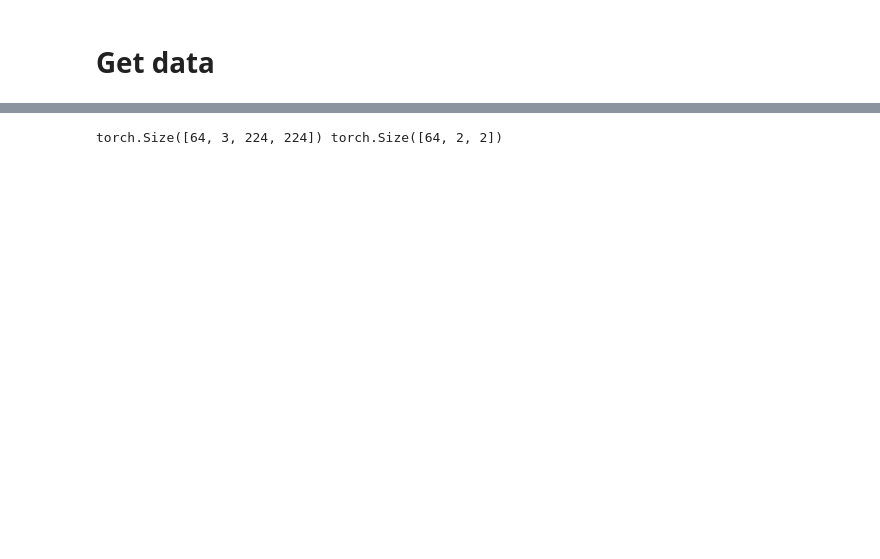
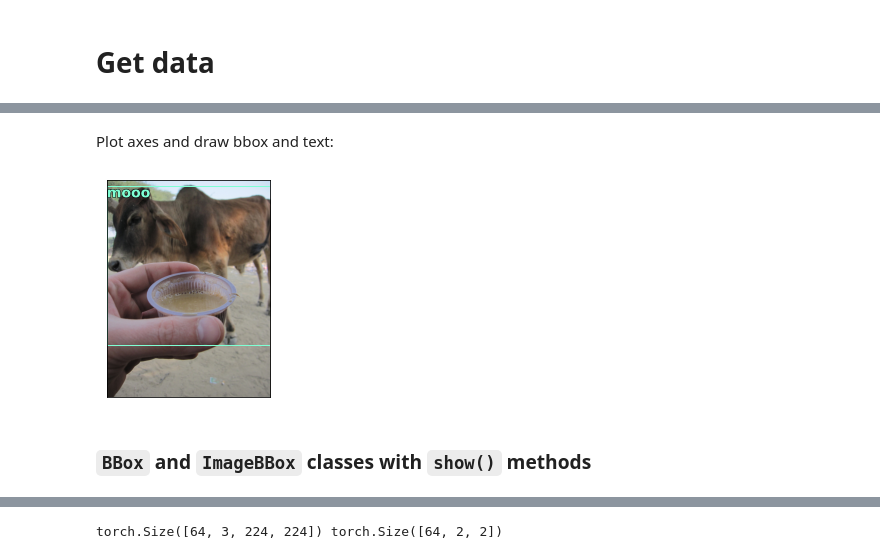
Before and after one commit to mccallion/rory, a Jupyter notebook: _20200915_bboxes_04_rewrite.ipynb, the cells around one changed output, grey strips where cells are left out. Saved outputs shown, nothing was run; the diff lists cells and outputs as text; code cells hidden in the pictures; blank space fills up the shorter version.

```diff
--- a/_20200915_bboxes_04_rewrite.ipynb
+++ b/_20200915_bboxes_04_rewrite.ipynb
@@ -76,0 +105,31 @@ df.head(3)
+# %%
+from matplotlib import patches, patheffects
+
+def show_im(im, figsize=None, ax=None, tickmarks=False):
+    if not ax: fig,ax = plt.subplots(figsize=figsize) # we don't care about fig
+    ax.imshow(im)
+    ax.get_xaxis().set_visible(tickmarks)
+    ax.get_yaxis().set_visible(tickmarks)
+    return ax
+
+def draw_outline(o, lw):
+    o.set_path_effects([patheffects.Stroke(linewidth=lw, foreground='black'),
+                        patheffects.Normal()])
+
+def draw_rect(ax, b, outline=False, color='aquamarine'):
+    patch = ax.add_patch(patches.Rectangle(b[:2], *b[-2:], fill=False, edgecolor=color, lw=1))
+    if outline: draw_outline(patch, 3)
+
+def draw_text(ax, xy, txt=None, sz=14, color='aquamarine', outline=True):
+    text = ax.text(*xy, txt, verticalalignment='top', color=color, fontsize=sz, weight='bold')
+    if outline: draw_outline(text, 1)
+# %% [markdown]
+Plot axes and draw bbox and text:
+# %%
+ax = show_im(im)
+draw_rect(ax, [*bbox[0],*bbox[1]])
+draw_text(ax, bbox[0], 'mooo')
+# %% [output]
+[figure, added]
+# %% [markdown]
+### `BBox` and `ImageBBox` classes with `show()` methods
```
Also changed, not shown: parts of 20 cells of this notebook, 2 other files.
